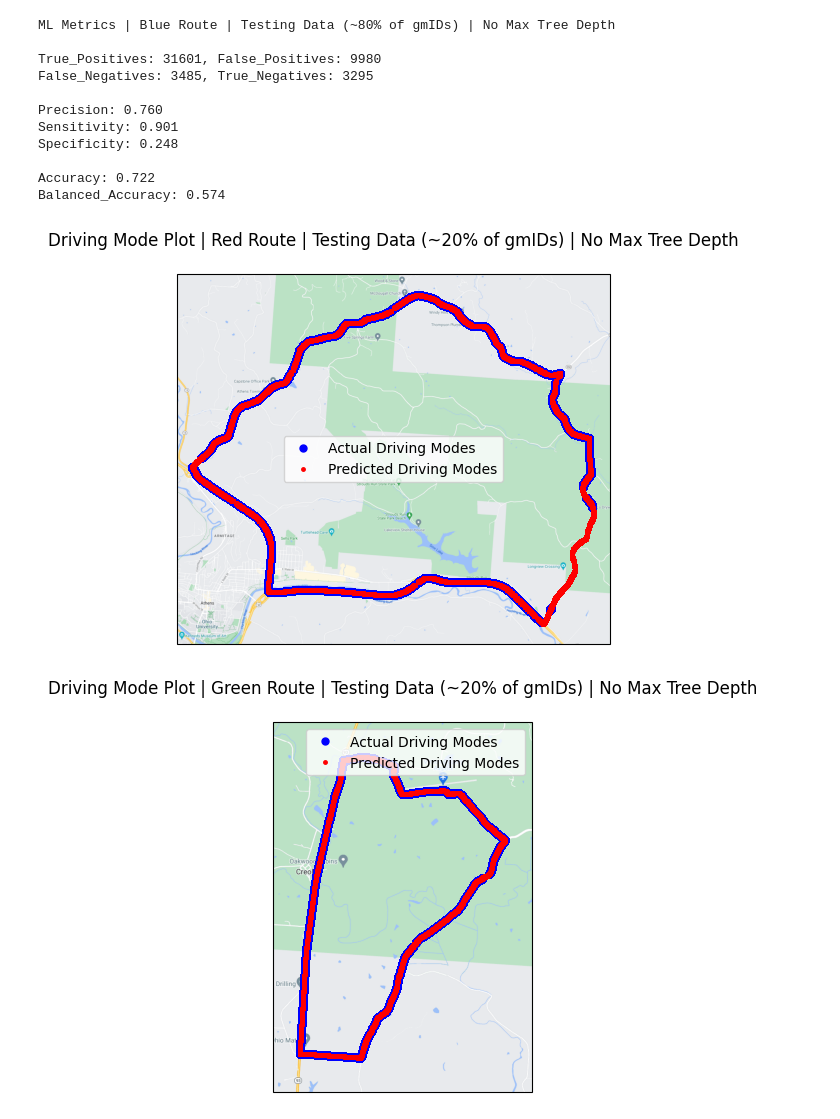
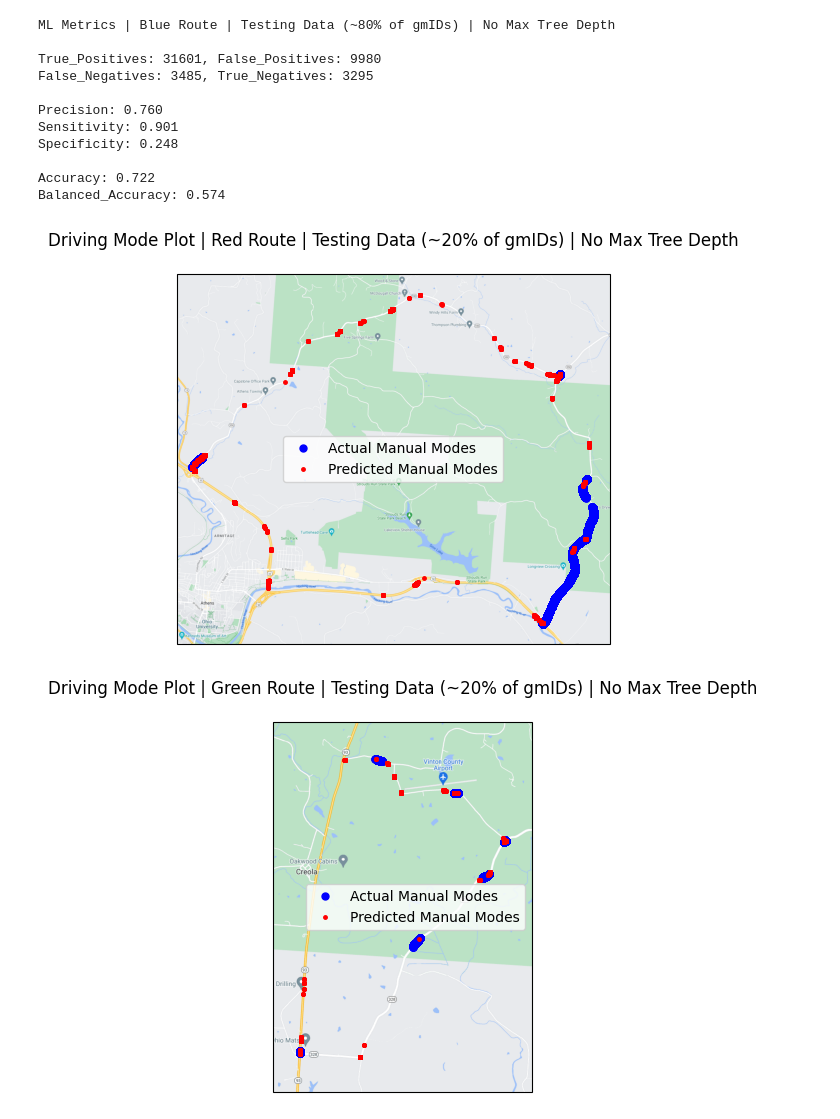
Before and after one commit to NguyetNguyen001/TDMprivate, a Jupyter notebook: my_code/DisengageTreeTakeTwo.ipynb, the cells around one changed output. Cells and saved outputs as stored; diff of their text form; code cells hidden in the pictures.

```diff
--- a/my_code/DisengageTreeTakeTwo.ipynb
+++ b/my_code/DisengageTreeTakeTwo.ipynb
@@ -512,15 +512,15 @@ ax.add_image(street_map, 14)
 
 #
 
-actual_disengagement_lat_list_test =  redte_list[ redte_list[ 'BinaryDrivingMode' ] == 1 ][ 'latitude' ]
+actual_disengagement_lat_list_test =  redte_list[ redte_list[ 'BinaryDrivingMode' ] == 0 ][ 'latitude' ]
 
-actual_disengagement_lon_list_test =  redte_list[ redte_list[ 'BinaryDrivingMode' ] == 1 ][ 'longitude' ]
+actual_disengagement_lon_list_test =  redte_list[ redte_list[ 'BinaryDrivingMode' ] == 0 ][ 'longitude' ]
 
 #
 
-pred_disengagement_lat_list_test =  redte_list[ redte_list[ 'pred_BinaryDrivingMode' ] == 1 ][ 'latitude' ]
+pred_disengagement_lat_list_test =  redte_list[ redte_list[ 'pred_BinaryDrivingMode' ] == 0 ][ 'latitude' ]
 
-pred_disengagement_lon_list_test =  redte_list[ redte_list[ 'pred_BinaryDrivingMode' ] == 1 ][ 'longitude' ]
+pred_disengagement_lon_list_test =  redte_list[ redte_list[ 'pred_BinaryDrivingMode' ] == 0 ][ 'longitude' ]
 
 #
 
@@ -531,7 +531,7 @@ plt.plot( actual_disengagement_lon_list_test,
           ls = '',
           color = 'blue',
           ms = 5,
-          label = 'Actual Driving Modes' )
+          label = 'Actual Manual Modes' )
 
 plt.plot( pred_disengagement_lon_list_test,
           pred_disengagement_lat_list_test,
@@ -540,7 +540,7 @@ plt.plot( pred_disengagement_lon_list_test,
           ls = '',
           color = 'red',
           ms = 2.5,
-          label = 'Predicted Driving Modes' )
+          label = 'Predicted Manual Modes' )
 
 plt.title( 'Driving Mode Plot | Red Route | Testing Data (~20% of gmIDs) | No Max Tree Depth\n' )
 
@@ -548,7 +548,7 @@ plt.legend()
 
 plt.show()
 # %% [output]
-[figure, old version]
+[figure, new version]
 # %%
 minLat = np.min( np.array( greente_list[ 'latitude' ] ) )
 
@@ -572,43 +572,43 @@ ax.add_image(street_map, 14)
 
 #
 
-actual_disengagement_lat_list_test =  greente_list[ greente_list[ 'BinaryDrivingMode' ] == 1 ][ 'latitude' ]
+actual_disengagement_lat_list_test =  greente_list[ greente_list[ 'BinaryDrivingMode' ] == 0 ][ 'latitude' ]
 
-actual_disengagement_lon_list_test =  greente_list[ greente_list[ 'BinaryDrivingMode' ] == 1 ][ 'longitude' ]
+actual_disengagement_lon_list_test =  greente_list[ greente_list[ 'BinaryDrivingMode' ] == 0 ][ 'longitude' ]
 
 #
 
-pred_disengagement_lat_list_test =  greente_list[ greente_list[ 'pred_BinaryDrivingMode' ] == 1 ][ 'latitude' ]
+pred_disengagement_lat_list_test =  greente_list[ greente_list[ 'pred_BinaryDrivingMode' ] == 0 ][ 'latitude' ]
 
-pred_disengagement_lon_list_test =  greente_list[ greente_list[ 'pred_BinaryDrivingMode' ] == 1 ][ 'longitude' ]
+pred_disengagement_lon_list_test =  greente_list[ greente_list[ 'pred_BinaryDrivingMode' ] == 0 ][ 'longitude' ]
 
 #
 
 plt.plot( actual_disengagement_lon_list_test,
           actual_disengagement_lat_list_test,
           transform = ccrs.PlateCarree(),
           marker = 'o',
           ls = '',
           color = 'blue',
           ms = 5,
-          label = 'Actual Driving Modes' )
+          label = 'Actual Manual Modes' )
 
 plt.plot( pred_disengagement_lon_list_test,
           pred_disengagement_lat_list_test,
           transform = ccrs.PlateCarree(),
           marker = 'o',
           ls = '',
           color = 'red',
           ms = 2.5,
-          label = 'Predicted Driving Modes' )
+          label = 'Predicted Manual Modes' )
 
 plt.title( 'Driving Mode Plot | Green Route | Testing Data (~20% of gmIDs) | No Max Tree Depth\n' )
 
 plt.legend()
 
 plt.show()
 # %% [output]
-[figure, old version]
+[figure, new version]
 # %%
 minLat = np.min( np.array( bluete_list[ 'latitude' ] ) )
 
```
Also changed, not shown: parts of 1 cell of this notebook.
